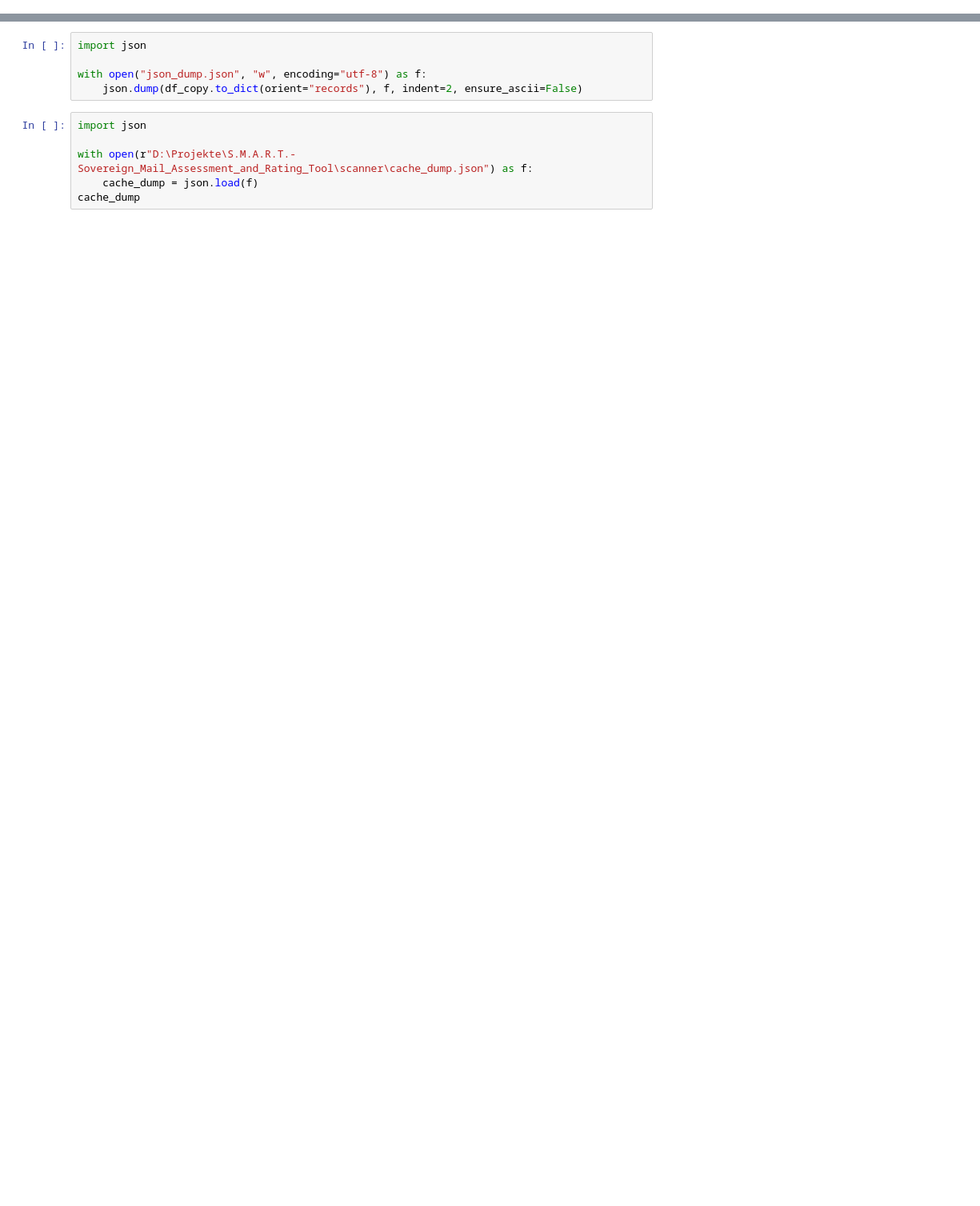
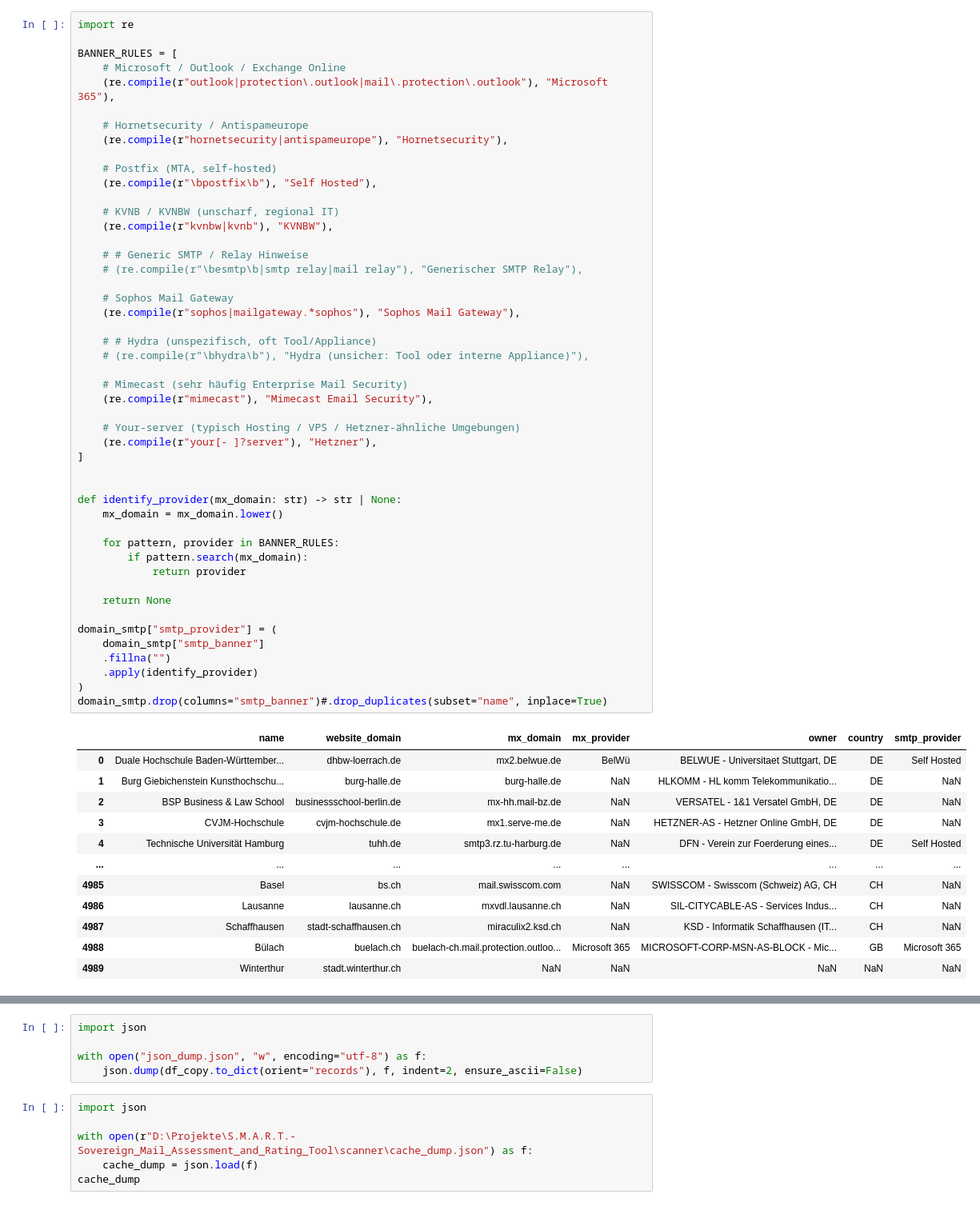
Before and after one commit to Owreeb/S.M.A.R.T.-Sovereign_Mail_Assessment_and_Rating_Tool, a Jupyter notebook: scanner/src/enricher/dev_notebook.ipynb, the cells around one changed output, grey strips where cells are left out. Shown at 80% size. Cells and saved outputs as stored; diff of their text form; blank space fills up the shorter version.

```diff
--- a/scanner/src/enricher/dev_notebook.ipynb
+++ b/scanner/src/enricher/dev_notebook.ipynb
@@ -0,0 +174,61 @@
+# %%
+import re
+
+BANNER_RULES = [
+    # Microsoft / Outlook / Exchange Online
+    (re.compile(r"outlook|protection\.outlook|mail\.protection\.outlook"), "Microsoft 365"),
+
+    # Hornetsecurity / Antispameurope
+    (re.compile(r"hornetsecurity|antispameurope"), "Hornetsecurity"),
+
+    # Postfix (MTA, self-hosted)
+    (re.compile(r"\bpostfix\b"), "Self Hosted"),
+
+    # KVNB / KVNBW (unscharf, regional IT)
+    (re.compile(r"kvnbw|kvnb"), "KVNBW"),
+
+    # # Generic SMTP / Relay Hinweise
+    # (re.compile(r"\besmtp\b|smtp relay|mail relay"), "Generischer SMTP Relay"),
+
+    # Sophos Mail Gateway
+    (re.compile(r"sophos|mailgateway.*sophos"), "Sophos Mail Gateway"),
+
+    # # Hydra (unspezifisch, oft Tool/Appliance)
+    # (re.compile(r"\bhydra\b"), "Hydra (unsicher: Tool oder interne Appliance)"),
+
+    # Mimecast (sehr häufig Enterprise Mail Security)
+    (re.compile(r"mimecast"), "Mimecast Email Security"),
+
+    # Your-server (typisch Hosting / VPS / Hetzner-ähnliche Umgebungen)
+    (re.compile(r"your[- ]?server"), "Hetzner"),
+]
+
+
+def identify_provider(mx_domain: str) -> str | None:
+    mx_domain = mx_domain.lower()
+
+    for pattern, provider in BANNER_RULES:
+        if pattern.search(mx_domain):
+            return provider
+
+    return None
+
+domain_smtp["smtp_provider"] = (
+    domain_smtp["smtp_banner"]
+    .fillna("")
+    .apply(identify_provider)
+)
+domain_smtp.drop(columns="smtp_banner")#.drop_duplicates(subset="name", inplace=True)
+# %% [output]
+|  | name | website_domain | mx_domain | mx_provider | owner | country | smtp_provider |
+| 0 | Duale Hochschule Baden-Württember... | dhbw-loerrach.de | mx2.belwue.de | BelWü | BELWUE - Universitaet Stuttgart, DE | DE | Self Hosted |
+| 1 | Burg Giebichenstein Kunsthochschu... | burg-halle.de | burg-halle.de | NaN | HLKOMM - HL komm Telekommunikatio... | DE | NaN |
+| 2 | BSP Business & Law School | businessschool-berlin.de | mx-hh.mail-bz.de | NaN | VERSATEL - 1&1 Versatel GmbH, DE | DE | NaN |
+| 3 | CVJM-Hochschule | cvjm-hochschule.de | mx1.serve-me.de | NaN | HETZNER-AS - Hetzner Online GmbH, DE | DE | NaN |
+| 4 | Technische Universität Hamburg | tuhh.de | smtp3.rz.tu-harburg.de | NaN | DFN - Verein zur Foerderung eines... | DE | Self Hosted |
+| ... | ... | ... | ... | ... | ... | ... | ... |
+| 4985 | Basel | bs.ch | mail.swisscom.com | NaN | SWISSCOM - Swisscom (Schweiz) AG, CH | CH | NaN |
+| 4986 | Lausanne | lausanne.ch | mxvdl.lausanne.ch | NaN | SIL-CITYCABLE-AS - Services Indus... | CH | NaN |
+| 4987 | Schaffhausen | stadt-schaffhausen.ch | miraculix2.ksd.ch | NaN | KSD - Informatik Schaffhausen (IT... | CH | NaN |
+| 4988 | Bülach | buelach.ch | buelach-ch.mail.protection.outloo... | Microsoft 365 | MICROSOFT-CORP-MSN-AS-BLOCK - Mic... | GB | Microsoft 365 |
+| 4989 | Winterthur | stadt.winterthur.ch | NaN | NaN | NaN | NaN | NaN |
```
Also changed, not shown: parts of 17 cells of this notebook, 5 other files.
